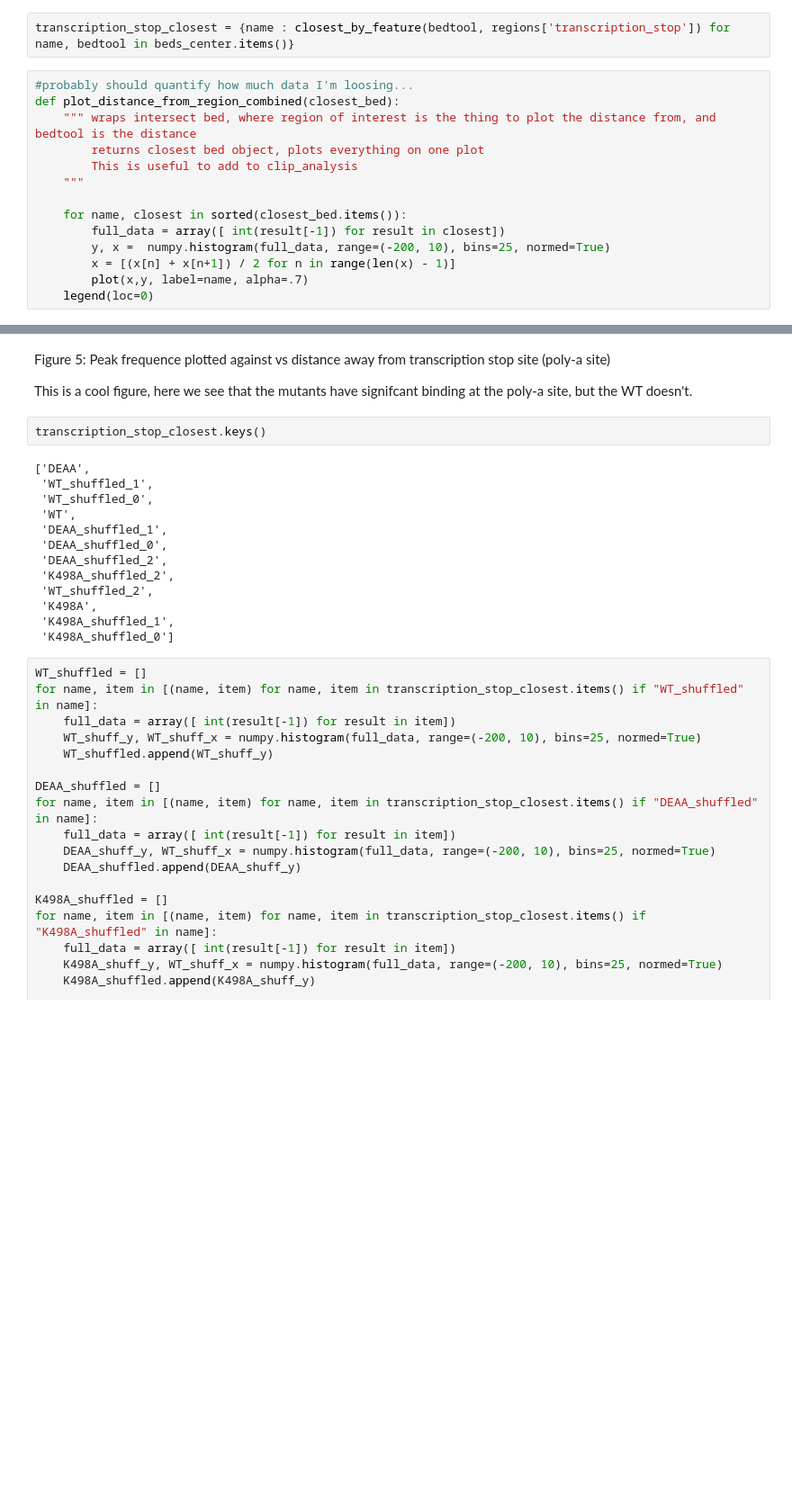
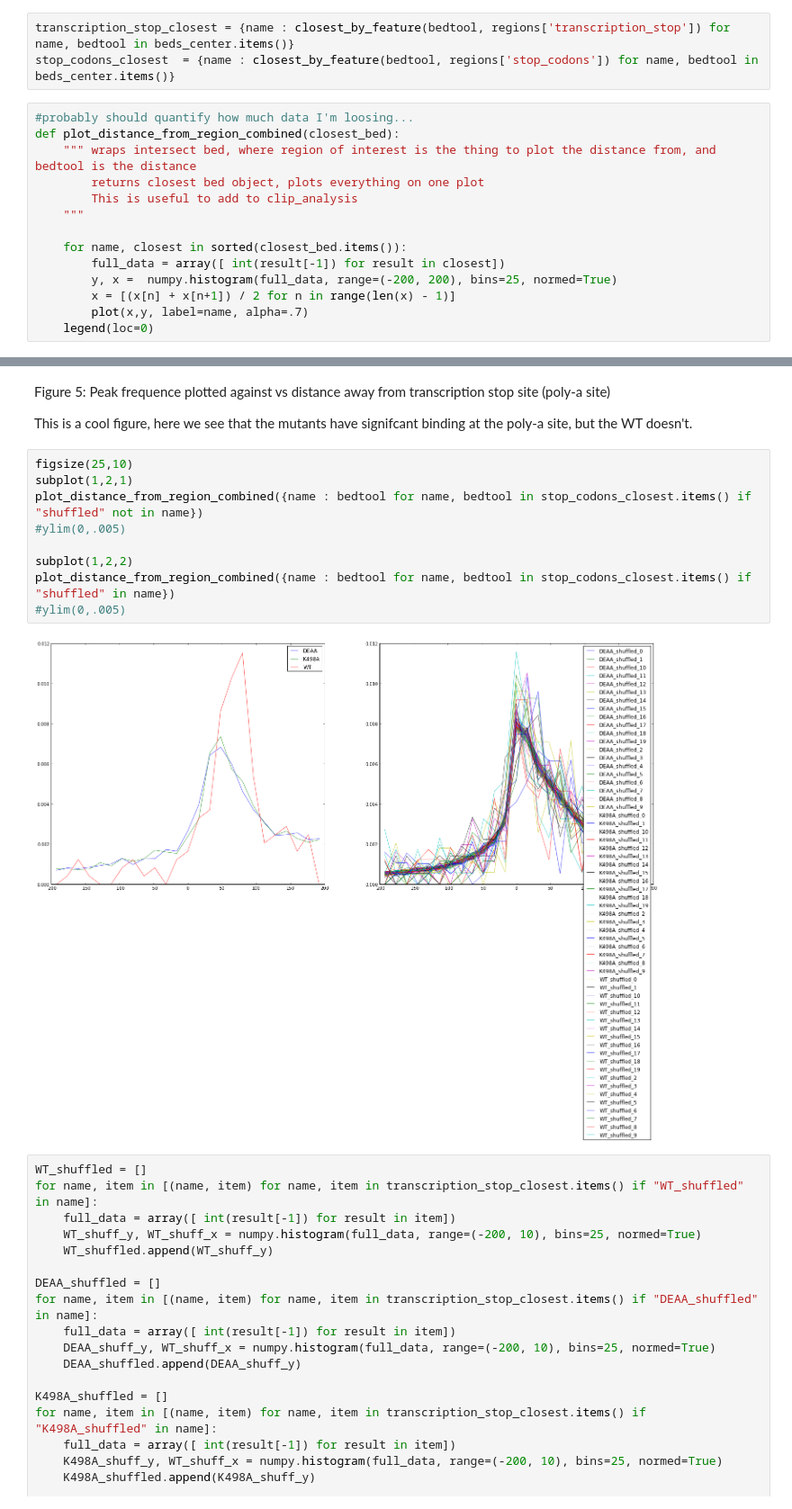
Before and after one commit to gpratt/iPython_Notebook, a Jupyter notebook: UPF1 Figure 1.ipynb, the cells around one changed output, grey strips where cells are left out. Shown at 90% size. Saved outputs shown, nothing was run; the diff lists cells and outputs as text; blank space fills up the shorter version.

Commit message:
added distance away from stop codon analysis

```diff
--- a/UPF1 Figure 1.ipynb
+++ b/UPF1 Figure 1.ipynb
@@ -173,6 +174,7 @@ for n in range(20):
 Lots of binding may be in non-coding genes, should explore this
 # %%
 transcription_stop_closest = {name : closest_by_feature(bedtool, regions['transcription_stop']) for name, bedtool in beds_center.items()}
+stop_codons_closest  = {name : closest_by_feature(bedtool, regions['stop_codons']) for name, bedtool in beds_center.items()}
 # %%
 #probably should quantify how much data I'm loosing...
 def plot_distance_from_region_combined(closest_bed):
@@ -183,7 +185,7 @@ def plot_distance_from_region_combined(closest_bed):
 
     for name, closest in sorted(closest_bed.items()):
         full_data = array([ int(result[-1]) for result in closest])
-        y, x =  numpy.histogram(full_data, range=(-200, 10), bins=25, normed=True)
+        y, x =  numpy.histogram(full_data, range=(-200, 200), bins=25, normed=True)
         x = [(x[n] + x[n+1]) / 2 for n in range(len(x) - 1)]
         plot(x,y, label=name, alpha=.7)
     legend(loc=0)
@@ -203,21 +205,17 @@ Figure 5:
 Peak frequence plotted against vs distance away from transcription stop site (poly-a site)
 
 This is a cool figure, here we see that the mutants have signifcant binding at the poly-a site, but the WT doesn't.
-# %%
-transcription_stop_closest.keys()
-# %% [output]
-['DEAA',
- 'WT_shuffled_1',
- 'WT_shuffled_0',
- 'WT',
- 'DEAA_shuffled_1',
- 'DEAA_shuffled_0',
- 'DEAA_shuffled_2',
- 'K498A_shuffled_2',
- 'WT_shuffled_2',
- 'K498A',
- 'K498A_shuffled_1',
- 'K498A_shuffled_0']
+# %%
+figsize(25,10)
+subplot(1,2,1)
+plot_distance_from_region_combined({name : bedtool for name, bedtool in stop_codons_closest.items() if "shuffled" not in name})
+#ylim(0,.005)
+
+subplot(1,2,2)
+plot_distance_from_region_combined({name : bedtool for name, bedtool in stop_codons_closest.items() if "shuffled" in name})
+#ylim(0,.005)
+# %% [output]
+[figure, added]
 # %%
 WT_shuffled = []
 for name, item in [(name, item) for name, item in transcription_stop_closest.items() if "WT_shuffled" in name]:
```
Also changed, not shown: parts of 11 cells of this notebook.
